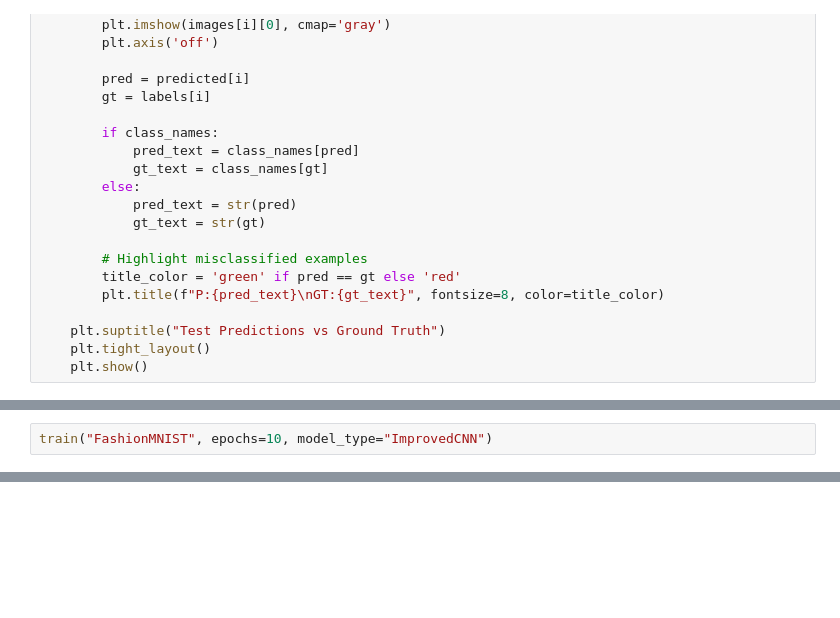
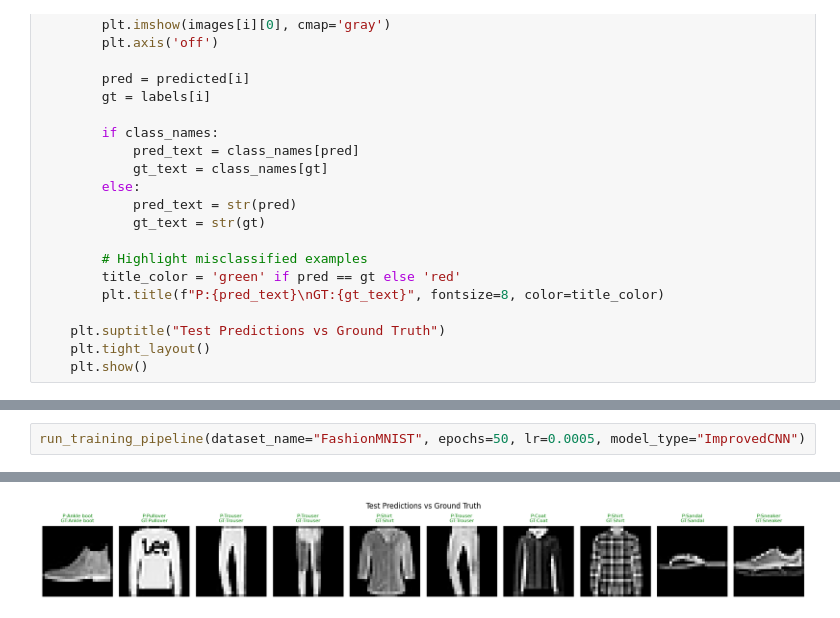
Before and after one commit to anhkhoa706/python-for-dl-homework, a Jupyter notebook: week06/CNN_MNIST_Fashion_EMNIST.ipynb, the cells around one changed output, grey strips where cells are left out. Saved outputs shown, nothing was run; the diff lists cells and outputs as text; blank space fills up the shorter version.

```diff
--- a/week06/CNN_MNIST_Fashion_EMNIST.ipynb
+++ b/week06/CNN_MNIST_Fashion_EMNIST.ipynb
@@ -230,2 +258,3 @@ train("MNIST", epochs=10, model_type="ImprovedCNN")
 # %%
-train("FashionMNIST", epochs=10, model_type="ImprovedCNN")
+run_training_pipeline(dataset_name="FashionMNIST", epochs=50, lr=0.0005, model_type="ImprovedCNN")
+# %% [output]
@@ -232 +278,2 @@ train("FashionMNIST", epochs=10, model_type="ImprovedCNN")
+[figure, added]
 # %%
```
Also changed, not shown: parts of 5 cells of this notebook, 2 other files.
